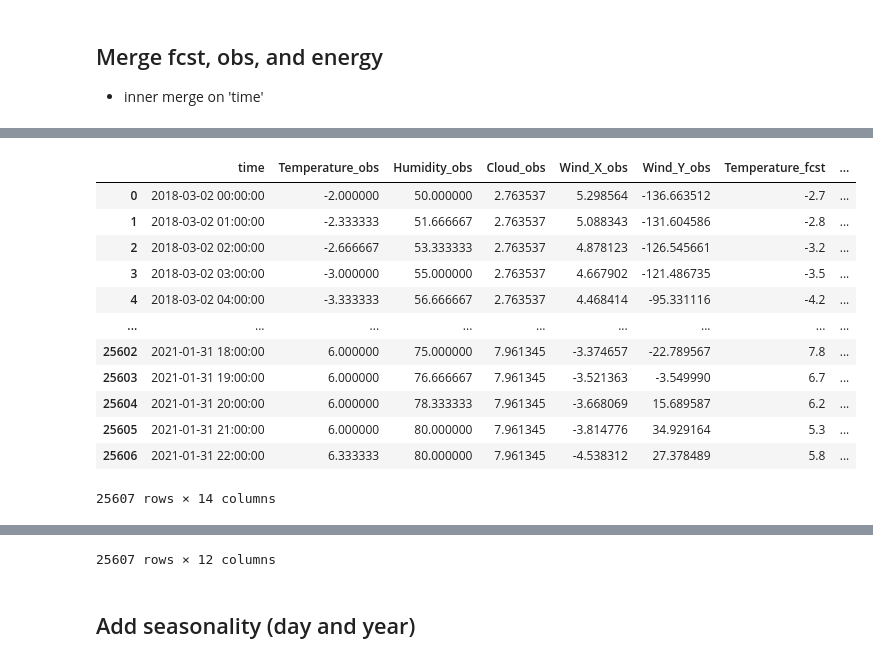
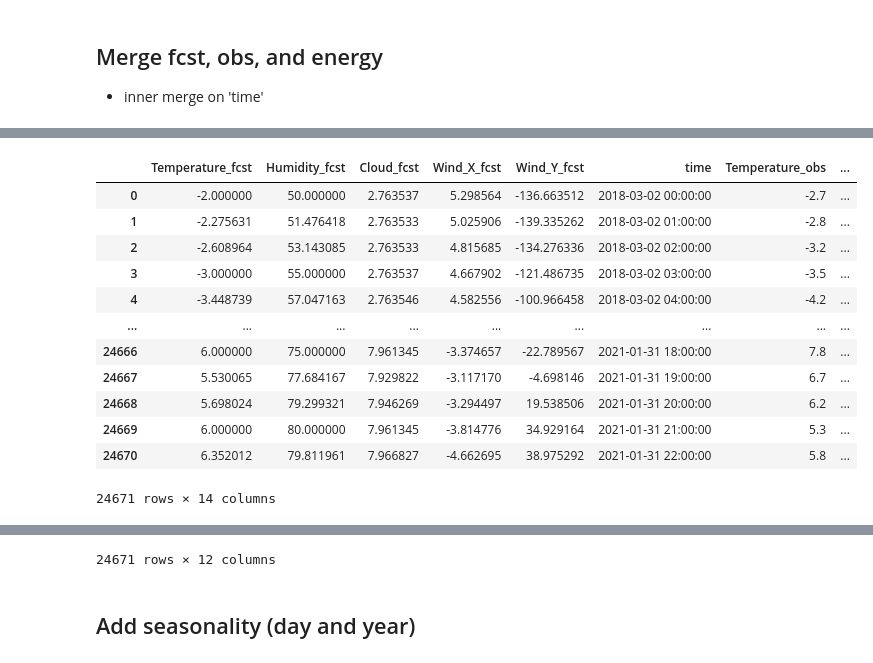
Before and after one commit to dongin1009/Solar_Predict, a Jupyter notebook: witt_preprocessing/advanced_preprocessing.ipynb, the cells around one changed output, grey strips where cells are left out. Drawn from its saved outputs; the diff is of its cells as text; code cells hidden in the pictures.

```diff
--- a/witt_preprocessing/advanced_preprocessing.ipynb
+++ b/witt_preprocessing/advanced_preprocessing.ipynb
@@ -297,0 +254,5 @@ ulsan_obs_interpolated = interpolation(ulsan_obs)
+# %%
+# index of interpolated df
+strt_time = dangjin_fcst_unique_recent['time'].iloc[0]
+end_time = dangjin_fcst_unique_recent['time'].iloc[-1]
+date_range = pd.date_range(strt_time, end_time, freq='H')
@@ -375,6 +374,10 @@ for col in dangjin_obs_interpolated.columns[1:]:
 for col in ulsan_obs_interpolated.columns[1:]:
     median = ulsan_obs_interpolated.median()[col]
     ulsan_obs_filled = ulsan_obs_interpolated.fillna(median)
+# %%
+# fcst data (for code)
+dangjin_fcst_filled = dangjin_fcst_interpolated
+ulsan_fcst_filled = ulsan_fcst_interpolated
 # %% [markdown]
 ## Fill missing values - energy
 
@@ -424,3 +429,30 @@ dtype: int64
+# %%
+# There are days where all 24 target values are all zero.
+# This should be interpreted as an error.
+# Therefore, change all the 0 of the above situation to NA
+
+target_list = ['dangjin','dangjin_floating', 'dangjin_warehouse', 'ulsan']
+energy_is_zero_dict = {target:[] for target in target_list} # store indices where the whole day is zero
+energy_is_zero = list()
+
+for i in range(energy_filled.shape[0] // 24):
+    idx = i*24
+    energy_sample = energy_filled.iloc[idx:idx+24]
+    energy_sample_sum = energy_sample.sum(axis=0)
+
+    for target in target_list:
+        if energy_sample_sum[target] == 0:
+            # save index(day)
+            energy_is_zero_dict[target].append(i)
+            energy_is_zero.append(i)
+# %%
+# drop those rows
+energy_filled_dropped = energy_filled.copy()
+
+for i in set(energy_is_zero):
+    idx = i*24
+    to_drop = [idx + n for n in range(24)]
+    energy_filled_dropped.drop(index=to_drop, inplace=True)
 # %% [markdown]
 ## Merge fcst, obs, and energy
 - inner merge on 'time'
@@ -427,23 +471,23 @@ dtype: int64
 # %%
-dangjin_merged_ = pd.merge(dangjin_fcst_filled, dangjin_obs_filled, on='time', suffixes=('_obs','_fcst'))
-dangjin_merged = pd.merge(dangjin_merged_, energy_filled.loc[:,['time','dangjin_floating','dangjin_warehouse','dangjin']], on='time')
+dangjin_merged_ = pd.merge(dangjin_fcst_filled, dangjin_obs_filled, on='time', suffixes=('_fcst','_obs'))
+dangjin_merged = pd.merge(dangjin_merged_, energy_filled_dropped.loc[:,['time','dangjin_floating','dangjin_warehouse','dangjin']], on='time')
 
-ulsan_merged_ = pd.merge(ulsan_fcst_filled, ulsan_obs_filled, on='time', suffixes=('_obs','_fcst'))
-ulsan_merged = pd.merge(ulsan_merged_, energy_filled.loc[:,['time','ulsan']], on='time')
+ulsan_merged_ = pd.merge(ulsan_fcst_filled, ulsan_obs_filled, on='time', suffixes=('_fcst','_obs'))
+ulsan_merged = pd.merge(ulsan_merged_, energy_filled_dropped.loc[:,['time','ulsan']], on='time')
 
 display(dangjin_merged)
 display(ulsan_merged)
 # %% [output]
-|  | time | Temperature_obs | Humidity_obs | Cloud_obs | Wind_X_obs | Wind_Y_obs | Temperature_fcst | ... |
-| 0 | 2018-03-02 00:00:00 | -2.000000 | 50.000000 | 2.763537 | 5.298564 | -136.663512 | -2.7 | ... |
-| 1 | 2018-03-02 01:00:00 | -2.333333 | 51.666667 | 2.763537 | 5.088343 | -131.604586 | -2.8 | ... |
-| 2 | 2018-03-02 02:00:00 | -2.666667 | 53.333333 | 2.763537 | 4.878123 | -126.545661 | -3.2 | ... |
-| 3 | 2018-03-02 03:00:00 | -3.000000 | 55.000000 | 2.763537 | 4.667902 | -121.486735 | -3.5 | ... |
-| 4 | 2018-03-02 04:00:00 | -3.333333 | 56.666667 | 2.763537 | 4.468414 | -95.331116 | -4.2 | ... |
+|  | Temperature_fcst | Humidity_fcst | Cloud_fcst | Wind_X_fcst | Wind_Y_fcst | time | Temperature_obs | ... |
+| 0 | -2.000000 | 50.000000 | 2.763537 | 5.298564 | -136.663512 | 2018-03-02 00:00:00 | -2.7 | ... |
+| 1 | -2.275631 | 51.476418 | 2.763533 | 5.025906 | -139.335262 | 2018-03-02 01:00:00 | -2.8 | ... |
+| 2 | -2.608964 | 53.143085 | 2.763533 | 4.815685 | -134.276336 | 2018-03-02 02:00:00 | -3.2 | ... |
+| 3 | -3.000000 | 55.000000 | 2.763537 | 4.667902 | -121.486735 | 2018-03-02 03:00:00 | -3.5 | ... |
+| 4 | -3.448739 | 57.047163 | 2.763546 | 4.582556 | -100.966458 | 2018-03-02 04:00:00 | -4.2 | ... |
 | ... | ... | ... | ... | ... | ... | ... | ... | ... |
-| 25602 | 2021-01-31 18:00:00 | 6.000000 | 75.000000 | 7.961345 | -3.374657 | -22.789567 | 7.8 | ... |
-| 25603 | 2021-01-31 19:00:00 | 6.000000 | 76.666667 | 7.961345 | -3.521363 | -3.549990 | 6.7 | ... |
-| 25604 | 2021-01-31 20:00:00 | 6.000000 | 78.333333 | 7.961345 | -3.668069 | 15.689587 | 6.2 | ... |
-| 25605 | 2021-01-31 21:00:00 | 6.000000 | 80.000000 | 7.961345 | -3.814776 | 34.929164 | 5.3 | ... |
-| 25606 | 2021-01-31 22:00:00 | 6.333333 | 80.000000 | 7.961345 | -4.538312 | 27.378489 | 5.8 | ... |
+| 24666 | 6.000000 | 75.000000 | 7.961345 | -3.374657 | -22.789567 | 2021-01-31 18:00:00 | 7.8 | ... |
+| 24667 | 5.530065 | 77.684167 | 7.929822 | -3.117170 | -4.698146 | 2021-01-31 19:00:00 | 6.7 | ... |
+| 24668 | 5.698024 | 79.299321 | 7.946269 | -3.294497 | 19.538506 | 2021-01-31 20:00:00 | 6.2 | ... |
+| 24669 | 6.000000 | 80.000000 | 7.961345 | -3.814776 | 34.929164 | 2021-01-31 21:00:00 | 5.3 | ... |
+| 24670 | 6.352012 | 79.811961 | 7.966827 | -4.662695 | 38.975292 | 2021-01-31 22:00:00 | 5.8 | ... |
-25607 rows × 14 columns
+24671 rows × 14 columns
@@ -462,4 +506,4 @@ display(ulsan_merged)
-25607 rows × 12 columns
+24671 rows × 12 columns
 # %% [markdown]
 ## Add seasonality (day and year)
 # %%
```
Also changed, not shown: parts of 12 cells of this notebook, 19 other files.
